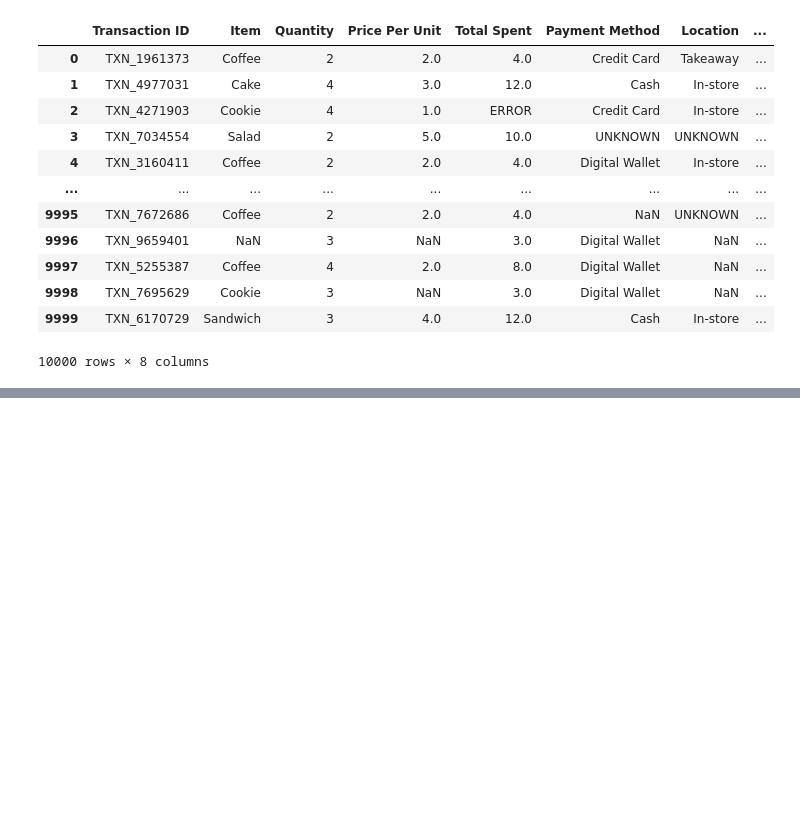
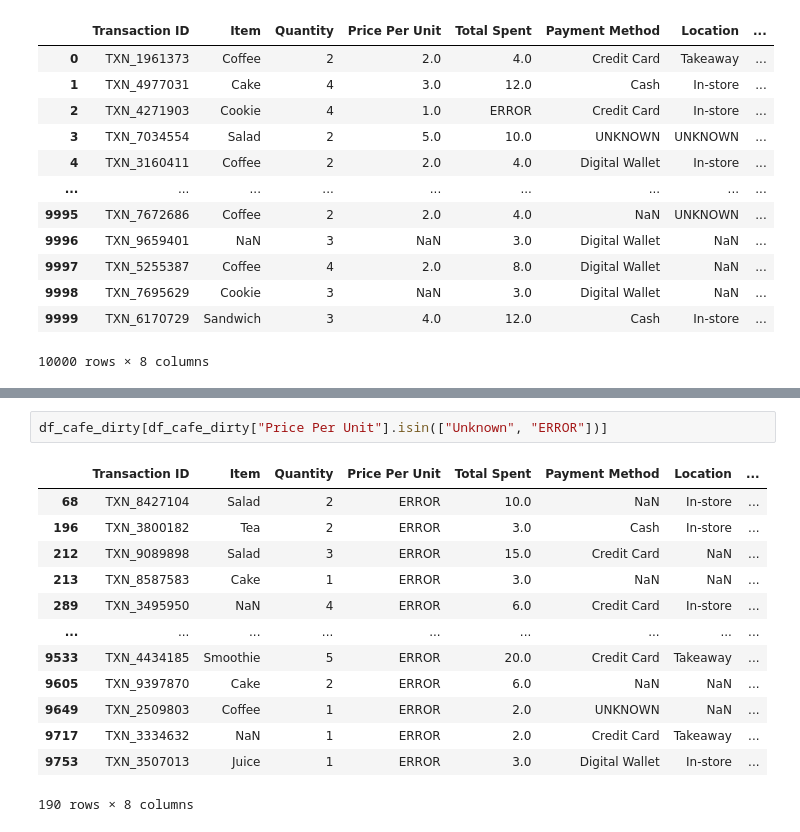
Before and after one commit to maitimls/mi_proyecto, a Jupyter notebook: Notebooks/codigo.ipynb, the cells around one changed output, grey strips where cells are left out. Cells and saved outputs as stored; diff of their text form; blank space fills up the shorter version.

```diff
--- a/Notebooks/codigo.ipynb
+++ b/Notebooks/codigo.ipynb
@@ -26,0 +155,16 @@ df_cafe_dirty
+# %%
+df_cafe_dirty[df_cafe_dirty["Price Per Unit"].isin(["Unknown", "ERROR"])]
+# %% [output]
+|  | Transaction ID | Item | Quantity | Price Per Unit | Total Spent | Payment Method | Location | ... |
+| 68 | TXN_8427104 | Salad | 2 | ERROR | 10.0 | NaN | In-store | ... |
+| 196 | TXN_3800182 | Tea | 2 | ERROR | 3.0 | Cash | In-store | ... |
+| 212 | TXN_9089898 | Salad | 3 | ERROR | 15.0 | Credit Card | NaN | ... |
+| 213 | TXN_8587583 | Cake | 1 | ERROR | 3.0 | NaN | NaN | ... |
+| 289 | TXN_3495950 | NaN | 4 | ERROR | 6.0 | Credit Card | In-store | ... |
+| ... | ... | ... | ... | ... | ... | ... | ... | ... |
+| 9533 | TXN_4434185 | Smoothie | 5 | ERROR | 20.0 | Credit Card | Takeaway | ... |
+| 9605 | TXN_9397870 | Cake | 2 | ERROR | 6.0 | NaN | NaN | ... |
+| 9649 | TXN_2509803 | Coffee | 1 | ERROR | 2.0 | UNKNOWN | NaN | ... |
+| 9717 | TXN_3334632 | NaN | 1 | ERROR | 2.0 | Credit Card | Takeaway | ... |
+| 9753 | TXN_3507013 | Juice | 1 | ERROR | 3.0 | Digital Wallet | In-store | ... |
+190 rows × 8 columns
```
Also changed, not shown: parts of 44 cells of this notebook.
